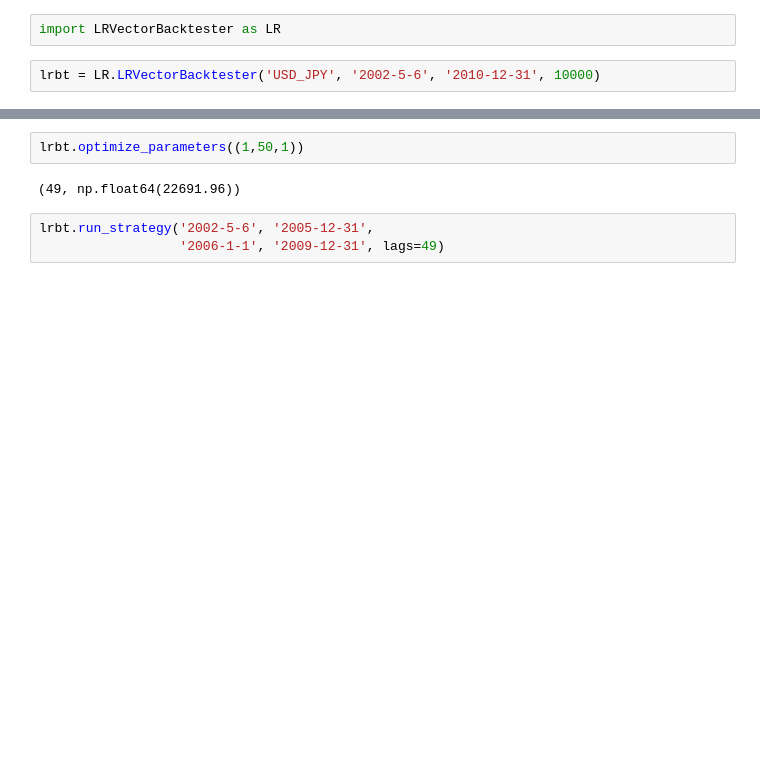
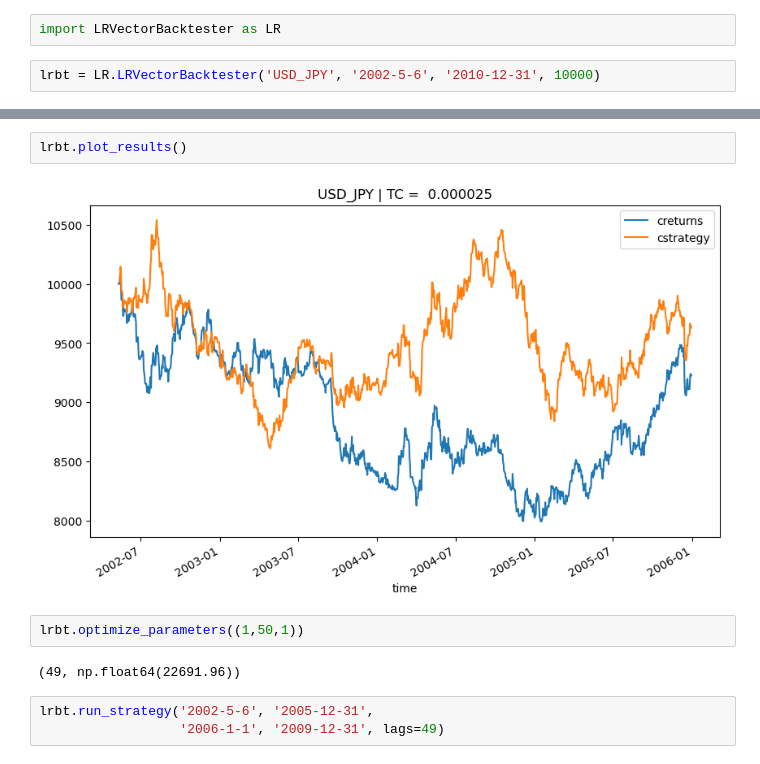
Before and after one commit to monchan-new/pyalgo-project, a Jupyter notebook: src/5.1.7_OANDA.ipynb, the cells around one changed output, grey strips where cells are left out. Drawn from its saved outputs; the diff is of its cells as text; blank space fills up the shorter version.

```diff
--- a/src/5.1.7_OANDA.ipynb
+++ b/src/5.1.7_OANDA.ipynb
@@ -10,3 +10,7 @@ lrbt.run_strategy('2002-5-6', '2005-12-31',
+# %%
+lrbt.plot_results()
+# %% [output]
+[figure, added]
 # %%
 lrbt.optimize_parameters((1,50,1))
 # %% [output]
```
Also changed, not shown: parts of 1 cell of this notebook, 7 other files.
